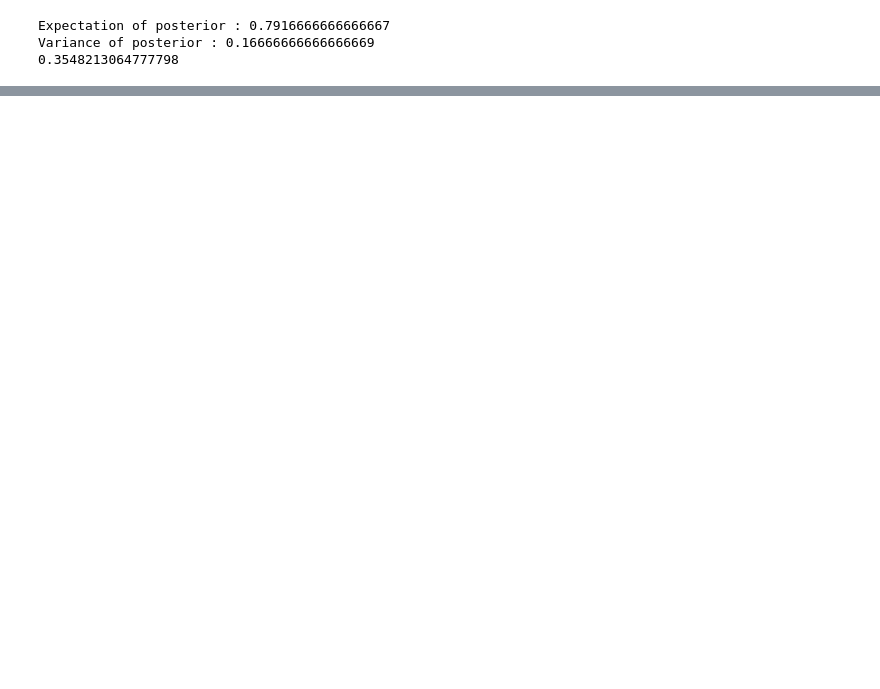
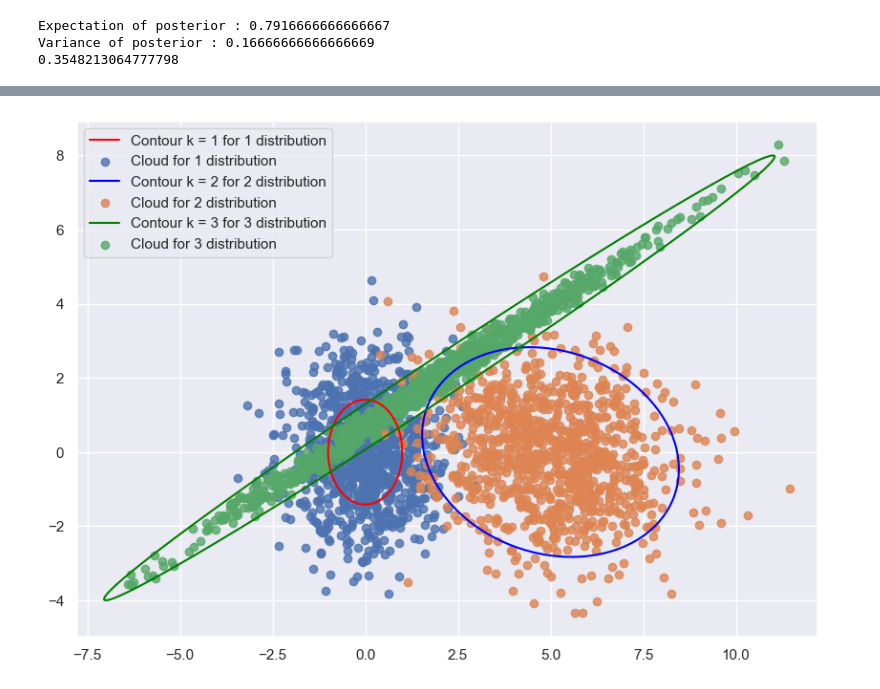
Before and after one commit to HerMak56/perception-in-robotics, a Jupyter notebook: HomeWork/PS1/PS1_Solution.ipynb, the cells around one changed output, grey strips where cells are left out. Cells and saved outputs as stored; diff of their text form; code cells hidden in the pictures; blank space fills up the shorter version.

```diff
--- a/HomeWork/PS1/PS1_Solution.ipynb
+++ b/HomeWork/PS1/PS1_Solution.ipynb
@@ -139,0 +165,72 @@ Is P(x|z) by Bayes formula close to P(x|z) by definition: True
+# %%
+from numpy.linalg import cholesky
+from numpy.linalg import svd
+
+def plot2dcov(mean: np.array, covariance: np.array, k: int,method: str = "SVD",num_points: int = 30):
+
+    angles = np.linspace(0, np.pi*2, num_points)
+    points = np.hstack([np.cos(angles)[:, None], np.sin(angles)[:, None]]) * float(k)
+
+    if method == "SVD":
+        u, s, vh = svd(covariance)
+        A = u @ np.diag(np.sqrt(s))
+    elif method == "cholesky":
+        A = cholesky(covariance)
+    cloud = (A @ points.T + mean).T
+    return cloud
+
+mean_1 = np.array([
+    [0],
+    [0]
+])
+cov_1 = np.array([
+    [1, 0.0],
+    [0.0, 2]
+    ])
+
+mean_2 = np.array([
+    [5],
+    [0]
+])
+cov_2 = np.array([
+    [3, -0.4],
+    [-0.4, 2]
+    ])
+
+mean_3 = np.array([
+    [2],
+    [2]
+])
+cov_3 = np.array([
+    [9.1, 6.0],
+    [6.0, 4]
+    ])
+colors = ['red', 'blue', 'green']
+cloud_1_contour = plot2dcov(mean=mean_1, covariance=cov_1, k=1,num_points=100,method='cholesky')
+
+cloud_1_points = np.random.multivariate_normal(mean=mean_1.reshape(2),cov=cov_1,size=1000)
+
+cloud_2_contour = plot2dcov(mean=mean_2, covariance=cov_2, k=2,num_points=100,method='cholesky')
+
+cloud_2_points = np.random.multivariate_normal(mean=mean_2.reshape(2),cov=cov_2,size=1000)
+
+cloud_3_contour = plot2dcov(mean=mean_3, covariance=cov_3, k=3,num_points=100,method='cholesky')
+
+cloud_3_points = np.random.multivariate_normal(mean=mean_3.reshape(2),cov=cov_3,size=1000)
+
+plt.figure(figsize=(10,7))
+plt.plot(cloud_1_contour[:,0], cloud_1_contour[:,1],label='Contour k = 1 for 1 distribution',color = colors[0])
+plt.scatter(cloud_1_points[:, 0], cloud_1_points[:, 1],alpha=0.8, label='Cloud for 1 distribution')
+
+plt.plot(cloud_2_contour[:,0], cloud_2_contour[:,1],label='Contour k = 2 for 2 distribution',color = colors[1])
+plt.scatter(cloud_2_points[:, 0], cloud_2_points[:, 1],alpha=0.8, label='Cloud for 2 distribution')
+
+plt.plot(cloud_3_contour[:,0], cloud_3_contour[:,1],label='Contour k = 3 for 3 distribution',color = colors[2])
+plt.scatter(cloud_3_points[:, 0], cloud_3_points[:, 1],alpha=0.8, label='Cloud for 3 distribution')
+plt.axis('equal')
+plt.legend()
+plt.grid()
+plt.gca().set_aspect('equal')
+plt.show()
+# %% [output]
+[figure, added]
```
Also changed, not shown: parts of 16 cells of this notebook.
